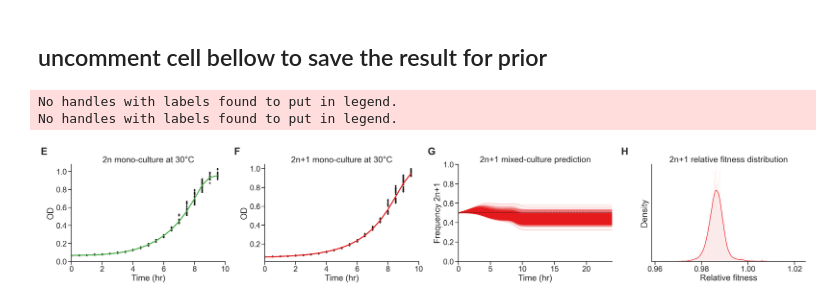
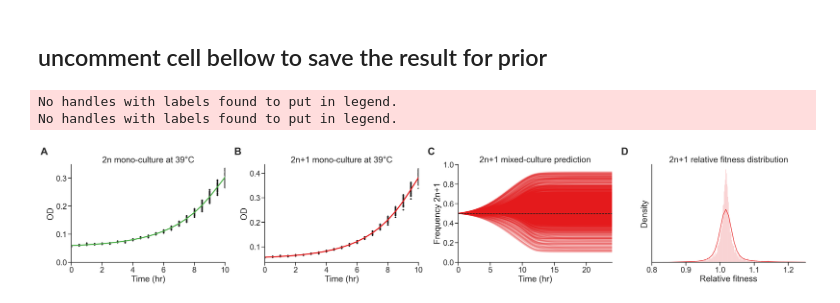
Before and after one commit to yoavram-lab/Heatrisomy, a Jupyter notebook: src/notebooks/growth_curves.ipynb, the cells around one changed output. Cells and saved outputs as stored; diff of their text form; code cells hidden in the pictures.

```diff
--- a/src/notebooks/growth_curves.ipynb
+++ b/src/notebooks/growth_curves.ipynb
@@ -1,6 +1,6 @@
 # %%
 # choose deg=30 or 39
-deg = '30'
+deg = '39'
 labels = 'ABCD' if deg=='39' else 'EFGH'
 # %%
 %matplotlib inline
@@ -177,31 +180,32 @@ for ax in axes[0:1]:
 axes[0].set(title=f"2n mono-culture at {deg}°C", ylabel='OD', xlabel='Time (hr)', xlim=(0,10))
 axes[1].set(title=f"2n+1 mono-culture at {deg}°C", ylabel='OD', xlabel='Time (hr)', xlim=(0,10))
 
 # competition
 axes[2].plot(t, y[:,1,:]/y.sum(axis=1), **evo39_kws, alpha=0.1)
 axes[2].set(title="2n+1 mixed-culture prediction", ylabel='Frequency 2n+1', xlim=(0,24), ylim=(0,1), xlabel='Time (hr)')
 axes[2].axhline(0.5, ls='--', color='k')
 
 # fitness
 sns.distplot(w, bins=1000, kde=True, color=red,  ax=axes[3])
 axes[3].set(title='2n+1 relative fitness distribution', xlabel='Relative fitness', ylabel='Density')
 axes[3].set_ylabel('Density', labelpad=10)
 axes[3].axes.yaxis.set_ticks([])
+axes[3].set_xlim(0.8,1.25)
 
 
 # leftovers
 for ax in axes.flat:
     ax.legend().set_visible(False)
 
 sns.despine()
 axes[0].text(-0.2, 1.1, labels[0], transform=axes[0].transAxes, size=28, weight='bold')
 axes[1].text(-0.2, 1.1, labels[1], transform=axes[1].transAxes, size=28, weight='bold')
 axes[2].text(-0.2, 1.1, labels[2], transform=axes[2].transAxes, size=28, weight='bold')
 axes[3].text(-0.2, 1.1, labels[3], transform=axes[3].transAxes, size=28, weight='bold')
 fig.tight_layout()
 
 fig.savefig(f'{output_path}/evo39_fitness_{deg}deg.pdf')
 # %% [output]
 No handles with labels found to put in legend.
 No handles with labels found to put in legend.
-[figure, old version]
+[figure, new version]
```
Also changed, not shown: parts of 12 cells of this notebook, 3 other files.
